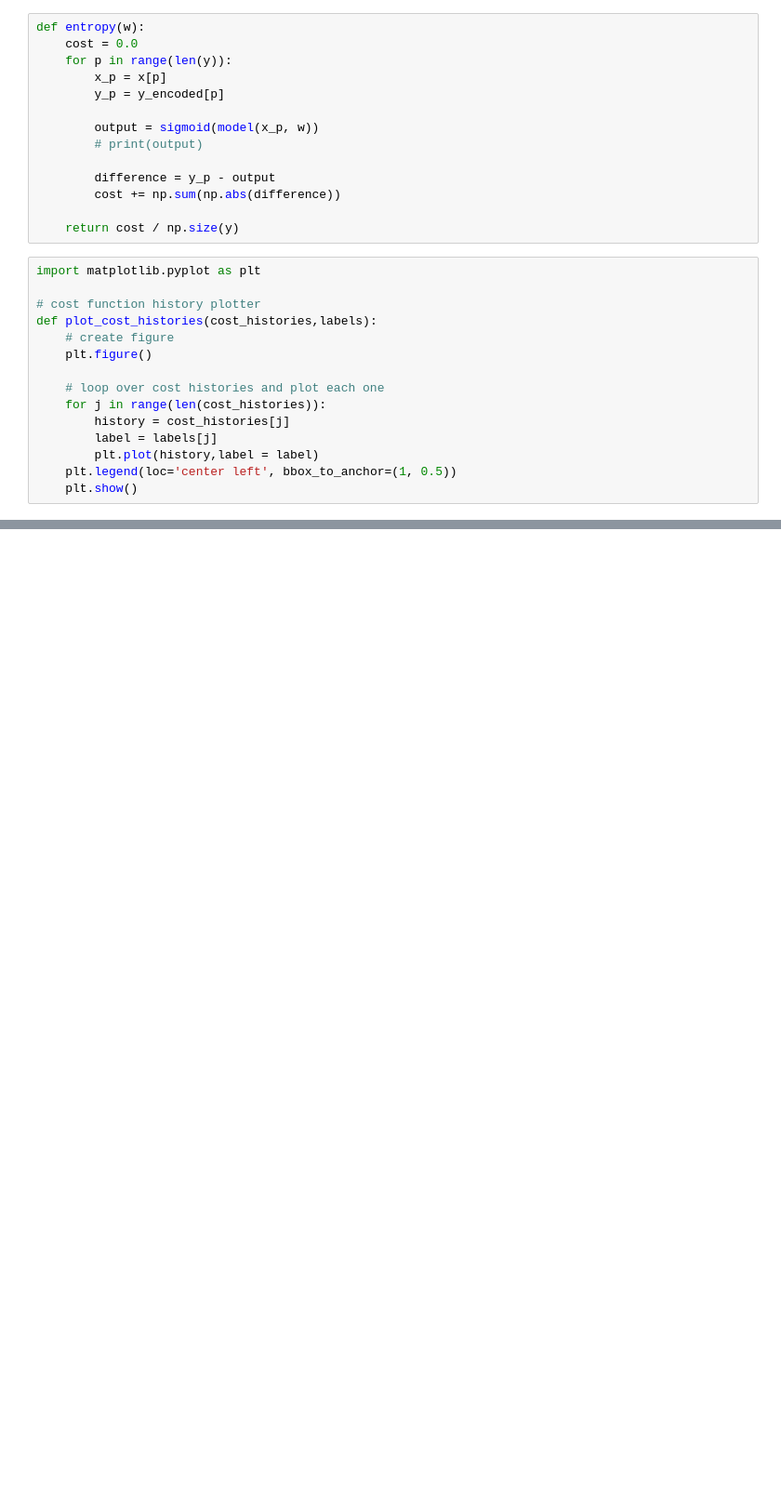
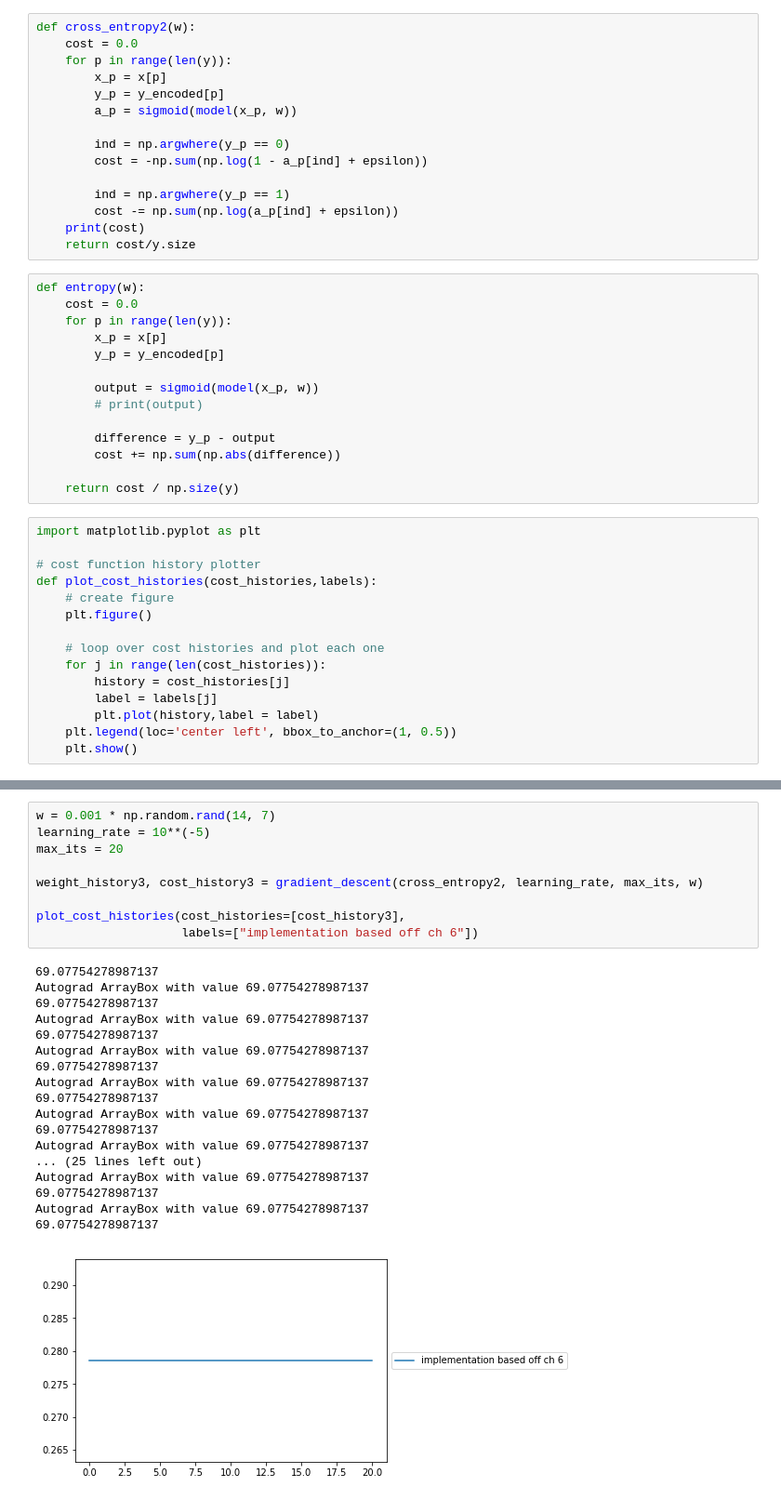
Before and after one commit to cfgong/spotifygenre, a Jupyter notebook: Cross Entropy.ipynb, the cells around one changed output, grey strips where cells are left out. Shown at 93% size. Saved outputs shown, nothing was run; the diff lists cells and outputs as text; blank space fills up the shorter version.

```diff
--- a/Cross Entropy.ipynb
+++ b/Cross Entropy.ipynb
@@ -78,6 +78,21 @@ def cross_entropy(w):
 
         c -= np.sum(y_p*np.log(a_p) + (1-y_p)*np.log(1 - a_p))
     return c/y.size
+# %%
+def cross_entropy2(w):
+    cost = 0.0
+    for p in range(len(y)):
+        x_p = x[p]
+        y_p = y_encoded[p]
+        a_p = sigmoid(model(x_p, w))
+
+        ind = np.argwhere(y_p == 0)
+        cost = -np.sum(np.log(1 - a_p[ind] + epsilon))
+
+        ind = np.argwhere(y_p == 1)
+        cost -= np.sum(np.log(a_p[ind] + epsilon))
+    print(cost)
+    return cost/y.size
 # %%
 def entropy(w):
     cost = 0.0
@@ -120,0 +138,28 @@ plot_cost_histories(cost_histories=[cost_history1, cost_history2], labels=["Usin
+# %%
+w = 0.001 * np.random.rand(14, 7)
+learning_rate = 10**(-5)
+max_its = 20
+
+weight_history3, cost_history3 = gradient_descent(cross_entropy2, learning_rate, max_its, w)
+
+plot_cost_histories(cost_histories=[cost_history3],
+                    labels=["implementation based off ch 6"])
+# %% [output]
+69.07754278987137
+Autograd ArrayBox with value 69.07754278987137
+69.07754278987137
+Autograd ArrayBox with value 69.07754278987137
+69.07754278987137
+Autograd ArrayBox with value 69.07754278987137
+69.07754278987137
+Autograd ArrayBox with value 69.07754278987137
+69.07754278987137
+Autograd ArrayBox with value 69.07754278987137
+69.07754278987137
+Autograd ArrayBox with value 69.07754278987137
+... (25 lines left out)
+Autograd ArrayBox with value 69.07754278987137
+69.07754278987137
+Autograd ArrayBox with value 69.07754278987137
+69.07754278987137
+[figure, added]
```
Also changed, not shown: parts of 2 cells of this notebook.
